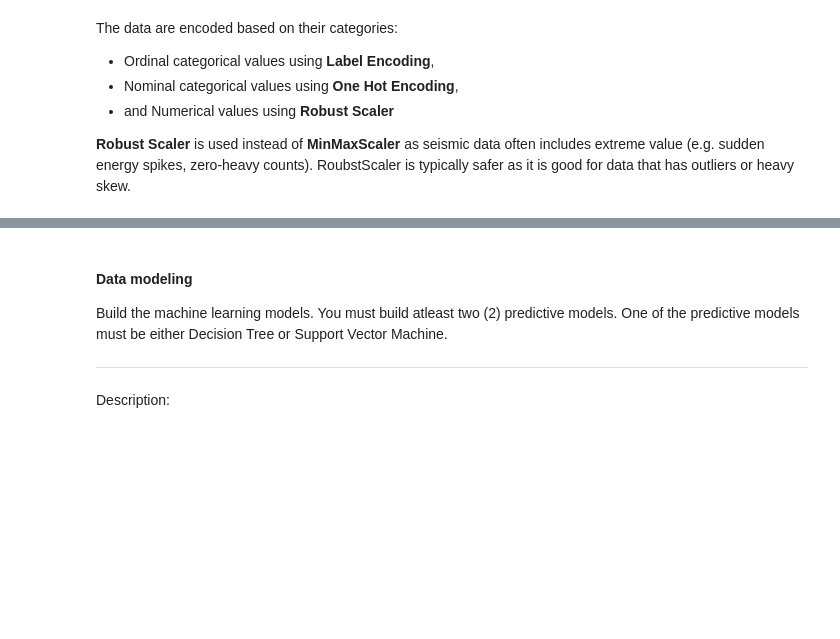
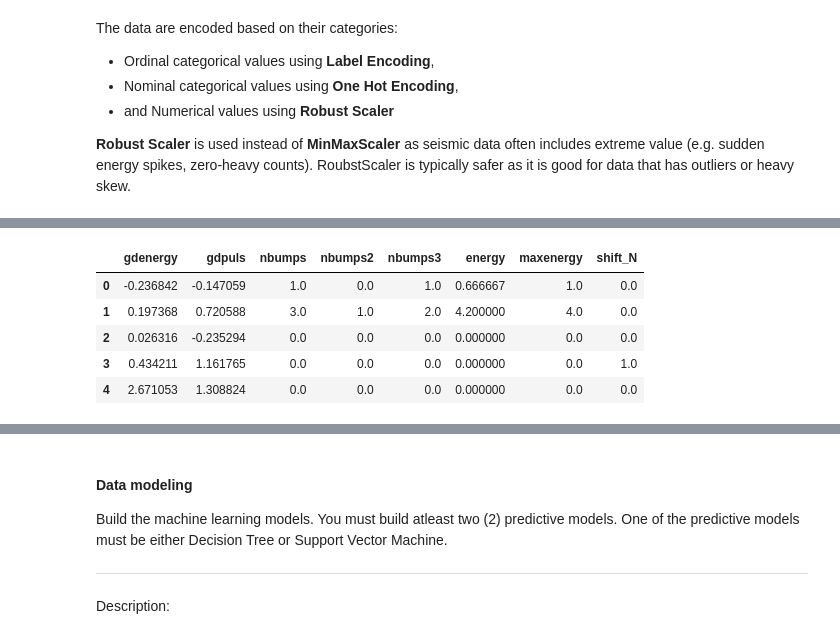
Before and after one commit to WenHao1223/cpc251-proj, a Jupyter notebook: Seismic/CPC251_Project_Part1_Seismic6.ipynb, the cells around one changed output, grey strips where cells are left out. Saved outputs shown, nothing was run; the diff lists cells and outputs as text; code cells hidden in the pictures; blank space fills up the shorter version.

```diff
--- a/Seismic/CPC251_Project_Part1_Seismic6.ipynb
+++ b/Seismic/CPC251_Project_Part1_Seismic6.ipynb
@@ -429,0 +459,4 @@ X_test_df[numerical_df.columns].head()
+# %%
+# Convert back to a NumPy array
+X_vald = X_vald_df.values
+X_test = X_test_df.values
@@ -429,0 +536,10 @@ X_test_df[numerical_df.columns].head()
+# %%
+X_vald_df = pd.DataFrame(X_vald, columns=selected_features)
+X_vald_df.head()
+# %% [output]
+|  | gdenergy | gdpuls | nbumps | nbumps2 | nbumps3 | energy | maxenergy | shift_N |
+| 0 | -0.236842 | -0.147059 | 1.0 | 0.0 | 1.0 | 0.666667 | 1.0 | 0.0 |
+| 1 | 0.197368 | 0.720588 | 3.0 | 1.0 | 2.0 | 4.200000 | 4.0 | 0.0 |
+| 2 | 0.026316 | -0.235294 | 0.0 | 0.0 | 0.0 | 0.000000 | 0.0 | 0.0 |
+| 3 | 0.434211 | 1.161765 | 0.0 | 0.0 | 0.0 | 0.000000 | 0.0 | 1.0 |
+| 4 | 2.671053 | 1.308824 | 0.0 | 0.0 | 0.0 | 0.000000 | 0.0 | 0.0 |
```
Also changed, not shown: parts of 13 cells of this notebook.
